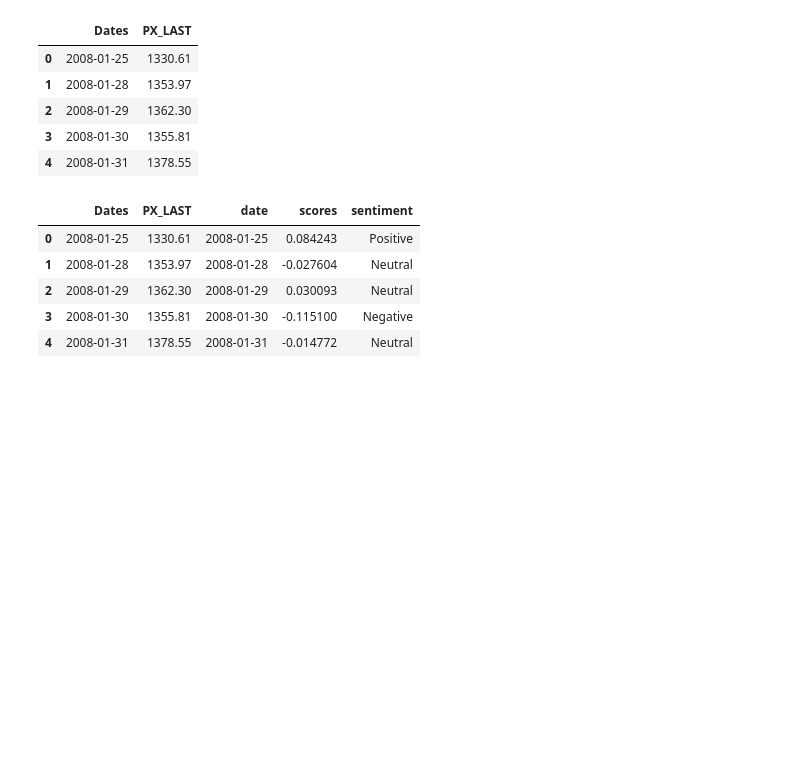
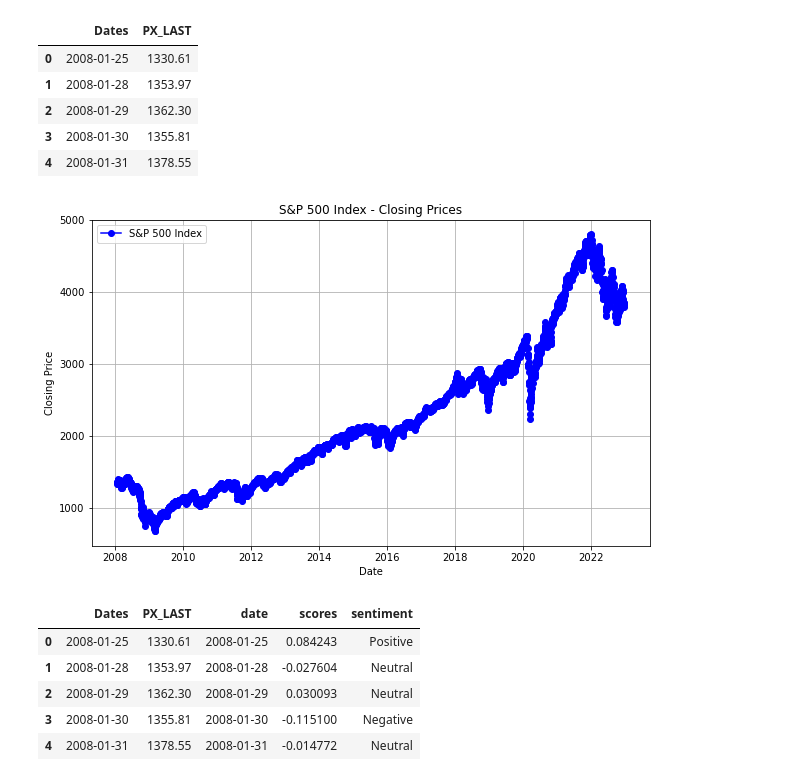
Before and after one commit to sbs23038/MScinDASem2CA1, a Jupyter notebook: CCT_SEM2_CA1_NN.ipynb, the cells around one changed output. Cells and saved outputs as stored; diff of their text form; code cells hidden in the pictures; blank space fills up the shorter version.

```diff
--- a/CCT_SEM2_CA1_NN.ipynb
+++ b/CCT_SEM2_CA1_NN.ipynb
@@ -212,4 +230,16 @@ sp_500.head()
 | 2 | 2008-01-29 | 1362.30 |
 | 3 | 2008-01-30 | 1355.81 |
 | 4 | 2008-01-31 | 1378.55 |
+# %%
+# using matplotlib.pyplot to create a plot of the index for the dates
+plt.figure(figsize=(10,6))
+plt.plot(sp_500['Dates'], sp_500['PX_LAST'], marker = 'o', color = 'b', label = 'S&P 500 Index')
+plt.xlabel('Date')
+plt.ylabel('Closing Price')
+plt.title('S&P 500 Index - Closing Prices')
+plt.legend()
+plt.grid(True)
+plt.show()
+# %% [output]
+[figure, added]
 # %%
```
Also changed, not shown: parts of 62 cells of this notebook.
